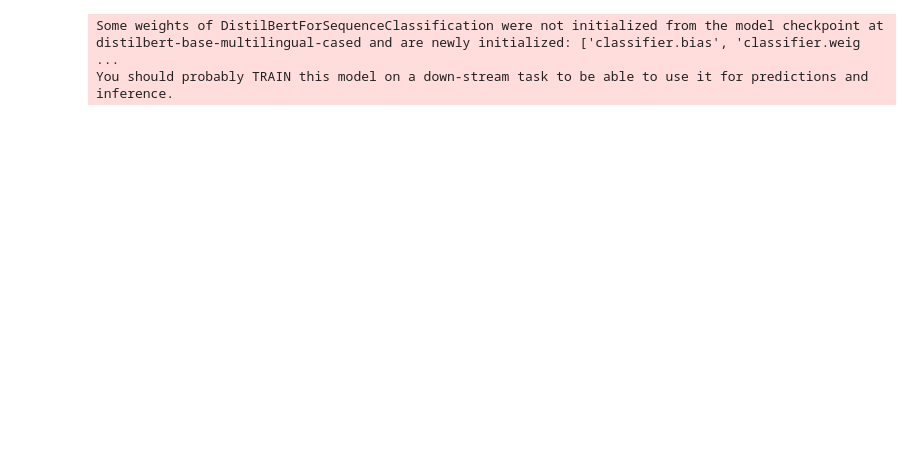
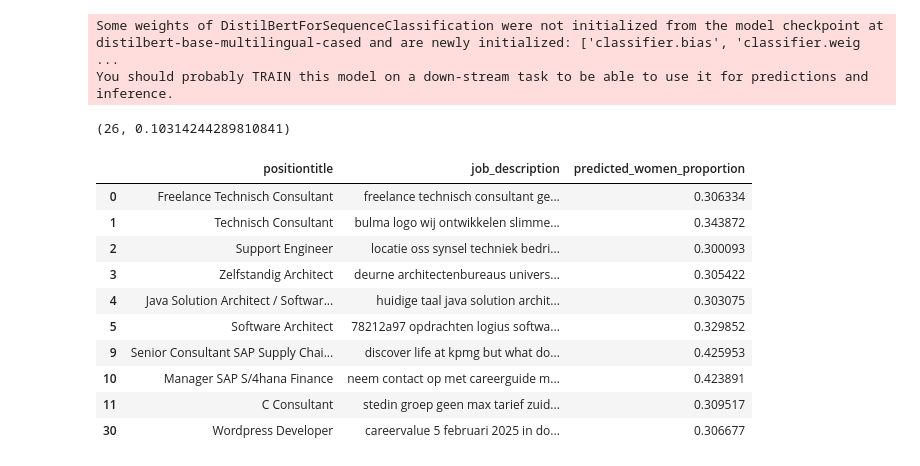
Before and after one commit to EmmaLBF/Hack4Her2025, a Jupyter notebook: smaller.ipynb, the cells around one changed output. Drawn from its saved outputs; the diff is of its cells as text; code cells hidden in the pictures; blank space fills up the shorter version.

Commit message:
predicted very small

```diff
--- a/smaller.ipynb
+++ b/smaller.ipynb
@@ -45,25 +44,45 @@ train_df, dev_df = train_test_split(train_df, test_size=0.1, random_state=42)
 from simpletransformers.classification import ClassificationModel, ClassificationArgs
 
 model_args = ClassificationArgs()
-model_args.num_train_epochs = 2
-model_args.evaluate_during_training = True
-model_args.regression = True
-model_args.train_batch_size = 8
-model_args.eval_batch_size = 8
-model_args.max_seq_length = 128
+model_args.num_train_epochs = 2  # Reduce training time
+model_args.train_batch_size = 8  # Lower memory usage
+model_args.eval_batch_size = 8   # Lower memory usage
+model_args.max_seq_length = 128  # Limit input size
+model_args.no_cache = True       # Avoid writing to disk
+model_args.no_save = True        # Don’t save model files
+model_args.overwrite_output_dir = True
+model_args.evaluate_during_training = False  # Speeds things up
+model_args.regression = True  # Because your labels are floats
+
 
 model = ClassificationModel(
     "distilbert",
     "distilbert-base-multilingual-cased",
     num_labels=1,
     args=model_args,
-    use_cuda=torch.cuda.is_available()
+    use_cuda=torch.cuda.is_available(),
 )
 
 model.train_model(train_df[['text', 'labels']].sample(100), eval_df=dev_df[['text', 'labels']].sample(20))
 # %% [output]
 Some weights of DistilBertForSequenceClassification were not initialized from the model checkpoint at distilbert-base-multilingual-cased and are newly initialized: ['classifier.bias', 'classifier.weig ...
 You should probably TRAIN this model on a down-stream task to be able to use it for predictions and inference.
+(26, 0.10314244289810841)
 # %%
-
-# preds, raw_outputs = model.predict(unlabeled['job_description'].tolist())
+preds, raw_outputs = model.predict(unlabeled['job_description'].tolist()[:10])
+# %%
+sample = unlabeled.iloc[:10].copy()
+sample["predicted_women_proportion"] = preds
+sample.head(10)
+# %% [output]
+|  | positiontitle | job_description | predicted_women_proportion |
+| 0 | Freelance Technisch Consultant | freelance technisch consultant ge... | 0.306334 |
+| 1 | Technisch Consultant | bulma logo wij ontwikkelen slimme... | 0.343872 |
+| 2 | Support Engineer | locatie oss synsel techniek bedri... | 0.300093 |
+| 3 | Zelfstandig Architect | deurne architectenbureaus univers... | 0.305422 |
+| 4 | Java Solution Architect / Softwar... | huidige taal java solution archit... | 0.303075 |
+| 5 | Software Architect | 78212a97 opdrachten logius softwa... | 0.329852 |
+| 9 | Senior Consultant SAP Supply Chai... | discover life at kpmg but what do... | 0.425953 |
+| 10 | Manager SAP S/4hana Finance | neem contact op met careerguide m... | 0.423891 |
+| 11 | C Consultant | stedin groep geen max tarief zuid... | 0.309517 |
+| 30 | Wordpress Developer | careervalue 5 februari 2025 in do... | 0.306677 |
```
Also changed, not shown: parts of 1 cell of this notebook.
